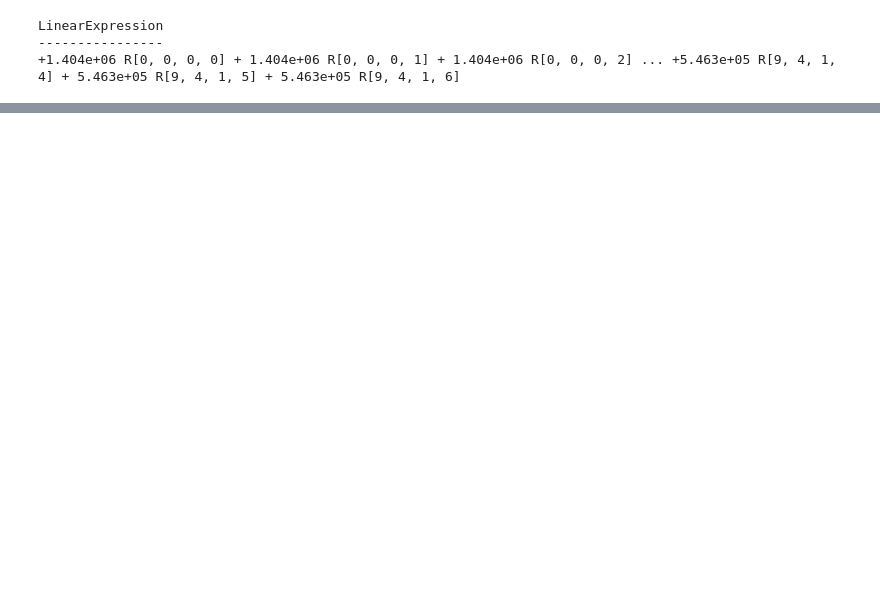
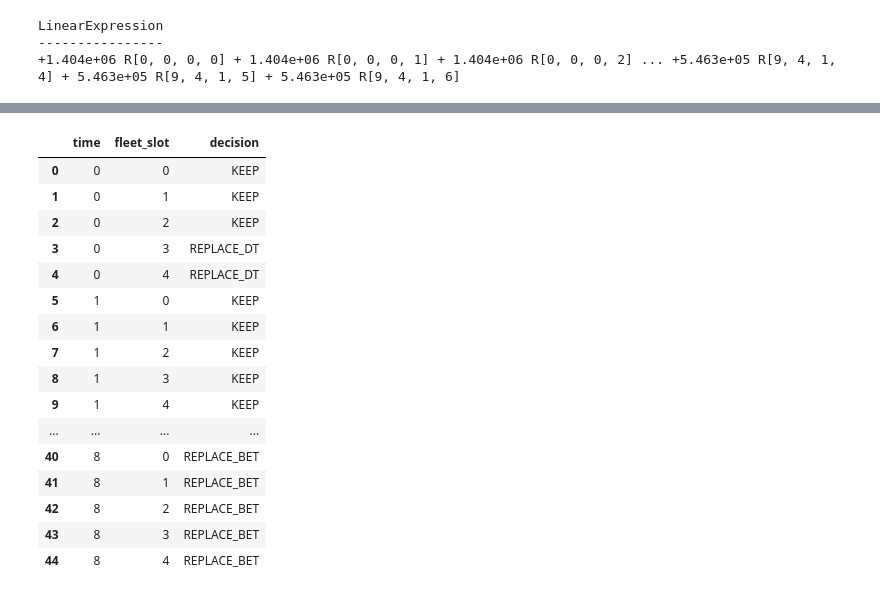
Before and after one commit to simfro/fleet-replacement, a Jupyter notebook: notebooks/lookahead_model_demo.ipynb, the cells around one changed output, grey strips where cells are left out. Cells and saved outputs as stored; diff of their text form; code cells hidden in the pictures; blank space fills up the shorter version.

```diff
--- a/notebooks/lookahead_model_demo.ipynb
+++ b/notebooks/lookahead_model_demo.ipynb
@@ -212,7 +212,10 @@ Constraint `replace_at_max_age` [time: 9, fleet_slot: 5, is_electric: 2]:
 # %%
 # Keep-transitions: If we keep a vehicle, it ages by 1 in the next period
 m.add_constraints(
-    R.isel(time=slice(1, None), age=slice(1, max_age))
+    R.isel(time=slice(1, None), age=slice(1, max_age)).assign_coords(
+        time=range(horizon - 1),
+        age=range(max_age - 1),
+    )
     >= x.sel(decision="KEEP").isel(age=slice(0, max_age - 1)),
     name="keep_transitions",
 )
@@ -381,0 +493,31 @@ LinearExpression
+# %%
+active_decisions = (
+    x_sol.fillna(0)
+    .sum(
+        ["is_electric", "age"]
+    )  # collapse vehicle state → (time, fleet_slot, decision)
+    .to_series()
+    .rename("active")
+    .reset_index()
+    .query("active > 0.5")[["time", "fleet_slot", "decision"]]
+    .reset_index(drop=True)
+)
+active_decisions
+# %% [output]
+|  | time | fleet_slot | decision |
+| 0 | 0 | 0 | KEEP |
+| 1 | 0 | 1 | KEEP |
+| 2 | 0 | 2 | KEEP |
+| 3 | 0 | 3 | REPLACE_DT |
+| 4 | 0 | 4 | REPLACE_DT |
+| 5 | 1 | 0 | KEEP |
+| 6 | 1 | 1 | KEEP |
+| 7 | 1 | 2 | KEEP |
+| 8 | 1 | 3 | KEEP |
+| 9 | 1 | 4 | KEEP |
+| ... | ... | ... | ... |
+| 40 | 8 | 0 | REPLACE_BET |
+| 41 | 8 | 1 | REPLACE_BET |
+| 42 | 8 | 2 | REPLACE_BET |
+| 43 | 8 | 3 | REPLACE_BET |
+| 44 | 8 | 4 | REPLACE_BET |
```
Also changed, not shown: parts of 17 cells of this notebook, 2 other files.
